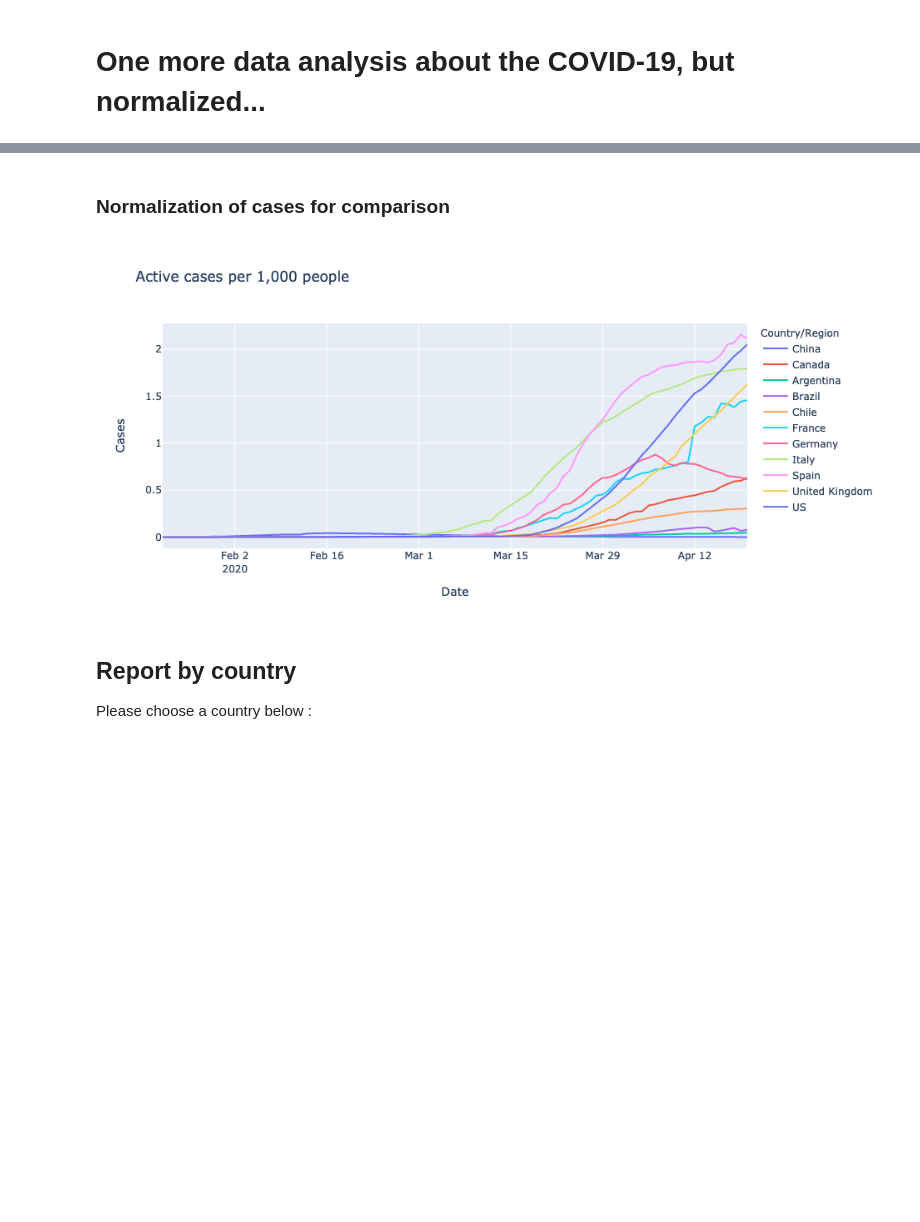
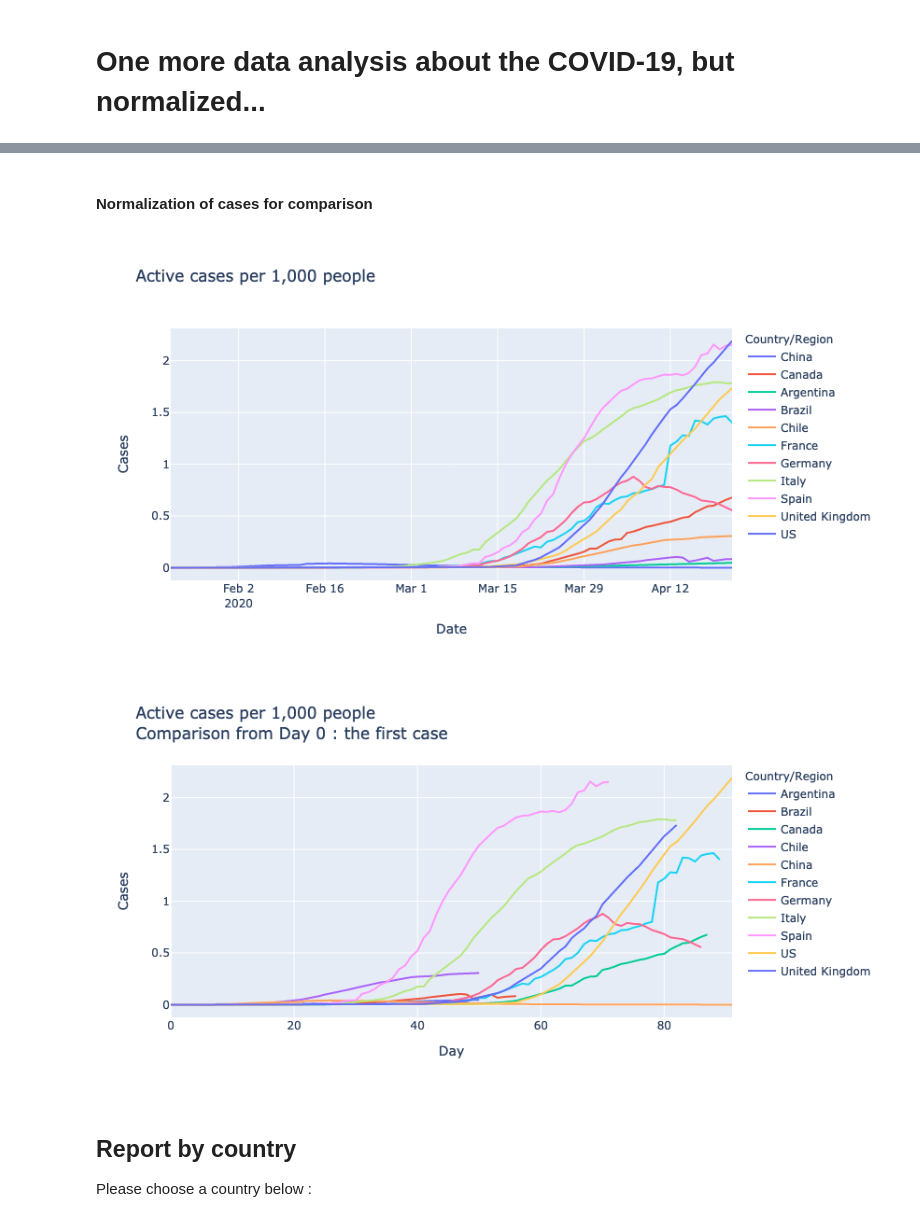
Before and after one commit to ymarsaud/covid, a Jupyter notebook: covid_analysis.ipynb, the cells around one changed output, grey strips where cells are left out. Drawn from its saved outputs; the diff is of its cells as text; code cells hidden in the pictures; blank space fills up the shorter version.

```diff
--- a/covid_analysis.ipynb
+++ b/covid_analysis.ipynb
@@ -163,5 +197,5 @@ population = population[population["Country/Region"].isin(pays) | population["Co
 # %%
-data_confirmed = pd.read_csv(path+"time_series_covid19_confirmed_global.csv")
+data_confirmed = pd.read_csv(get_path()+"time_series_covid19_confirmed_global.csv")
 confirmed = prepare_data(data_confirmed,pays,to_agregate)
 #confirmed
 # %% [markdown]
@@ -188,4 +224,4 @@ timeseries_with_plotly(confirmed_norm,meta)
 # %%
-data = pd.read_csv(path+"time_series_covid19_deaths_global.csv")
+data = pd.read_csv(get_path()+"time_series_covid19_deaths_global.csv")
 death = prepare_data(data,pays,to_agregate)
 # %% [markdown]
@@ -249,4 +269,4 @@ timeseries_with_plotly(death_rate,meta)
 # %%
-data_recovered = pd.read_csv(path+"time_series_covid19_recovered_global.csv")
+data_recovered = pd.read_csv(get_path()+"time_series_covid19_recovered_global.csv")
 recovered = prepare_data(data_recovered,pays,to_agregate)
 # %% [markdown]
@@ -284,14 +304,16 @@ active.transpose().tail(1)
 # %% [markdown]
-### Normalization of cases for comparison
+#### Normalization of cases for comparison
 # %%
 meta = prepare_metadata('Active')
 #meta_to_html(meta)
 active_norm = normalize(active,n)
 #death_norm.plot(title=title)
 #plot_with_plotly(active_norm,meta)
 timeseries_with_plotly(active_norm,meta)
+firstcase_compare_plot(active_norm,'Active')
 # %% [output]
-[figure, old version]
+[figure, new version]
+[figure, added]
 # %% [markdown]
 ## Report by country
 Please choose a country below :
```
Also changed, not shown: parts of 23 cells of this notebook.
